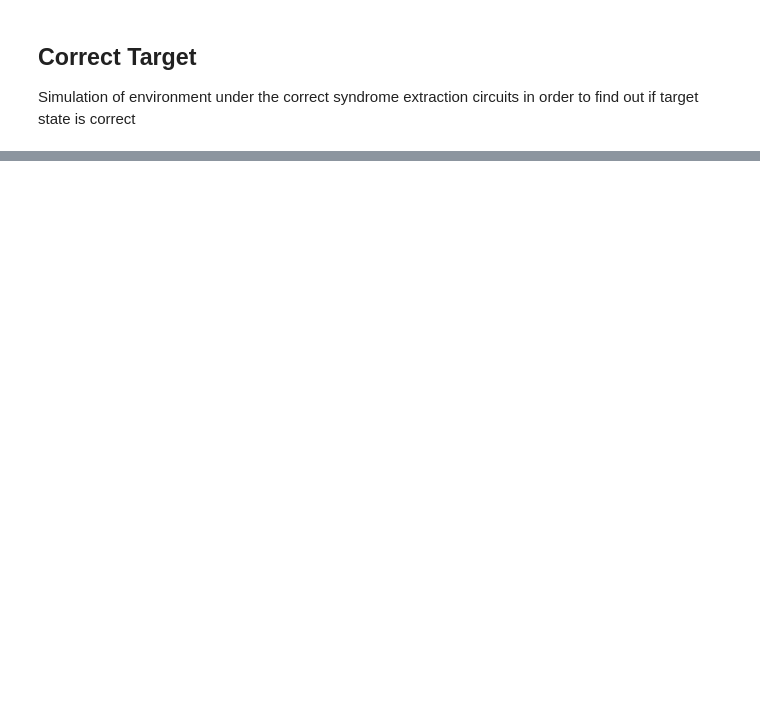
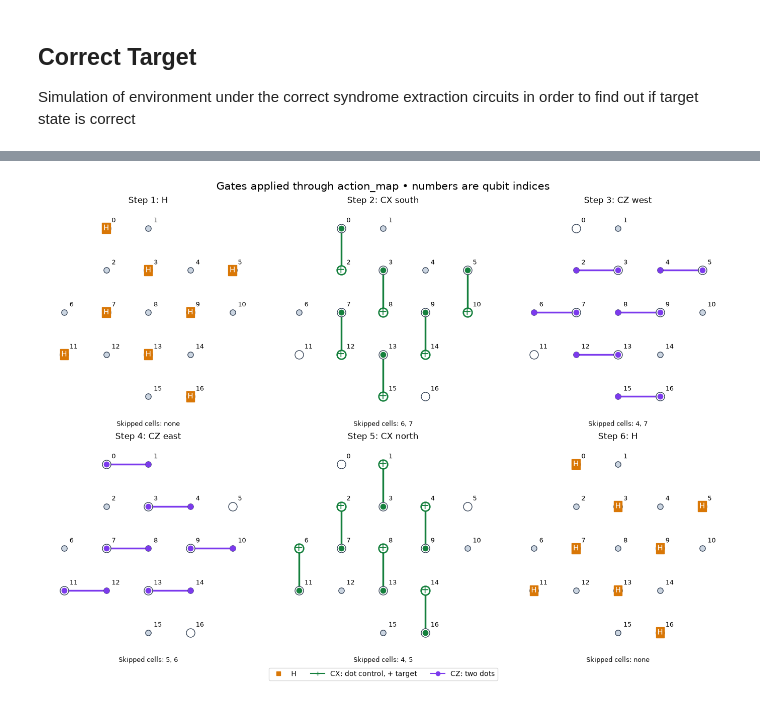
Before and after one commit to MagiQware/rlftqc-biased-noise, a Jupyter notebook: notebooks/target-check.ipynb, the cells around one changed output, grey strips where cells are left out. Cells and saved outputs as stored; diff of their text form; code cells hidden in the pictures; blank space fills up the shorter version.

```diff
--- a/notebooks/target-check.ipynb
+++ b/notebooks/target-check.ipynb
@@ -26,12 +26,10 @@ cliff_gates = CliffordGates(17)
 
 cells_from_helper = build_cells()
 mapping = get_mapping()
-action_mask = np.zeros((len(cells_from_helper), 5), dtype=int)
-for i, cell in enumerate(cells_from_helper):
-    action_mask[i, :] = np.array(cell.action_mask)
+# These are location masks; the environment expands them for every gate.
+action_mask = np.asarray([cell.action_mask for cell in cells_from_helper], dtype=bool)
 
-
-gates = [cliff_gates.h, cliff_gates.cx]
+gates = [cliff_gates.h, cliff_gates.cx, cliff_gates.cz]
 lsp = LogicalStatePreparation(target, gates=gates, cells=cells_from_helper, action_mask=action_mask, mapping=mapping)
 # %% [output]
 [[0 1]
@@ -88,0 +245,82 @@ Boundary Cell 7: Cell(cell_type='boundary', measure_qubit=11, data_qubits=Neighb
+# %%
+import re
+import matplotlib.pyplot as plt
+from matplotlib.lines import Line2D
+
+
+def plot_gate_step(step, ax=None):
+    """Draw one completed step (1-based) from the recorded action map."""
+    if not 1 <= step <= len(xzzx_gate_history):
+        raise ValueError(f"step must be between 1 and {len(xzzx_gate_history)}")
+    if ax is None:
+        _, ax = plt.subplots(figsize=(6, 6))
+    record = xzzx_gate_history[step - 1]
+    positions = np.asarray(mapping)
+    measurement_qubits = {int(cell.measure_qubit) for cell in cells_from_helper}
+    colors = {"h": "#d97706", "cx": "#15803d", "cz": "#7c3aed"}
+
+    # Grid coordinates match the notebook's lattice, with north at the top.
+    for qubit, (row, col) in enumerate(positions):
+        is_measurement = qubit in measurement_qubits
+        ax.scatter(col, row, s=150 if is_measurement else 65,
+                   facecolors="white" if is_measurement else "#cbd5e1",
+                   edgecolors="#334155", zorder=3)
+        ax.text(col + 0.13, row - 0.14, str(qubit), fontsize=9, zorder=6)
+
+    skipped = []
+    for selection in record["gates"]:
+        gate = selection["gate"]
+        if gate is None:
+            skipped.append(str(selection["cell"]))
+            continue
+        match = re.fullmatch(r"\.(h|cx|cz)\((\d+)(?:, (\d+))?\)", gate)
+        if match is None:
+            raise ValueError(f"Unsupported gate in action map: {gate}")
+        name, control, target_qubit = match.groups()
+        row, col = positions[int(control)]
+        color = colors[name]
+        if name == "h":
+            ax.text(col, row, "H", ha="center", va="center", color="white",
+                    fontsize=11, bbox=dict(boxstyle="square,pad=0.18", fc=color, ec=color), zorder=5)
+        else:
+            target_row, target_col = positions[int(target_qubit)]
+            ax.plot([col, target_col], [row, target_row], color=color, lw=2.5, zorder=2)
+            ax.scatter(col, row, s=55, color=color, zorder=5)
+            if name == "cx":
+                ax.scatter(target_col, target_row, s=160, facecolors="white",
+                           edgecolors=color, linewidths=2, zorder=4)
+                ax.text(target_col, target_row, "+", color=color, fontsize=15,
+                        ha="center", va="center", zorder=5)
+            else:
+                ax.scatter(target_col, target_row, s=55, color=color, zorder=5)
+
+    ax.set_title(f"Step {step}: {record['label']}", fontsize=12)
+    ax.set_xlim(-0.5, positions[:, 1].max() + 0.5)
+    ax.set_ylim(positions[:, 0].max() + 0.5, -0.5)
+    ax.set_aspect("equal")
+    ax.set_xticks([])
+    ax.set_yticks([])
+    for spine in ax.spines.values():
+        spine.set_visible(False)
+    ax.set_xlabel("Skipped cells: " + (", ".join(skipped) if skipped else "none"), fontsize=9)
+    return ax
+
+
+# Each panel shows only the gates added in that step, not accumulated gates.
+fig, axes = plt.subplots(2, 3, figsize=(14, 10), constrained_layout=True)
+for step, ax in enumerate(axes.flat, start=1):
+    if step <= len(xzzx_gate_history):
+        plot_gate_step(step, ax)
+    else:
+        ax.set_visible(False)
+fig.suptitle("Gates applied through action_map • numbers are qubit indices", fontsize=15)
+fig.legend(handles=[
+    Line2D([], [], marker="s", color="#d97706", linestyle="none", label="H"),
+    Line2D([], [], color="#15803d", marker="+", label="CX: dot control, + target"),
+    Line2D([], [], color="#7c3aed", marker="o", label="CZ: two dots"),
+], loc="outside lower center", ncol=3)
+plt.show()
+
+# For a larger view of one step, run: plot_gate_step(3); plt.show()
+# %% [output]
+[figure, added]
```
Also changed, not shown: parts of 6 cells of this notebook, 11 other files.
